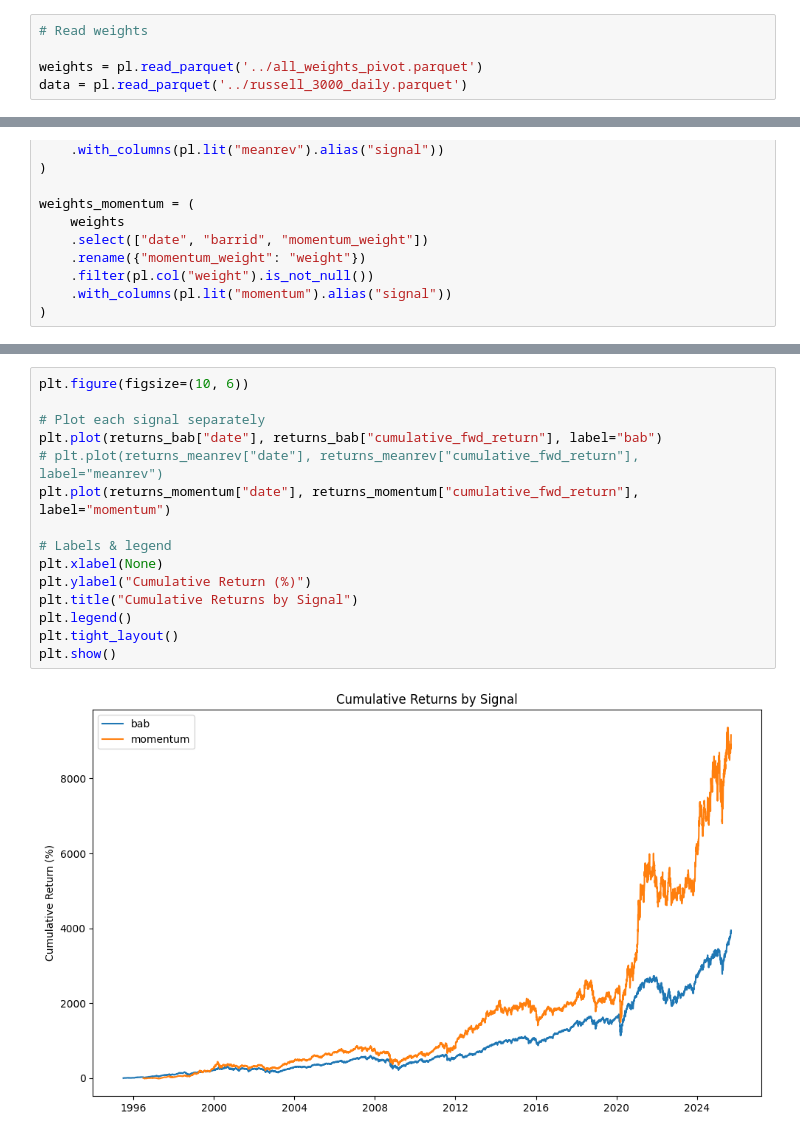
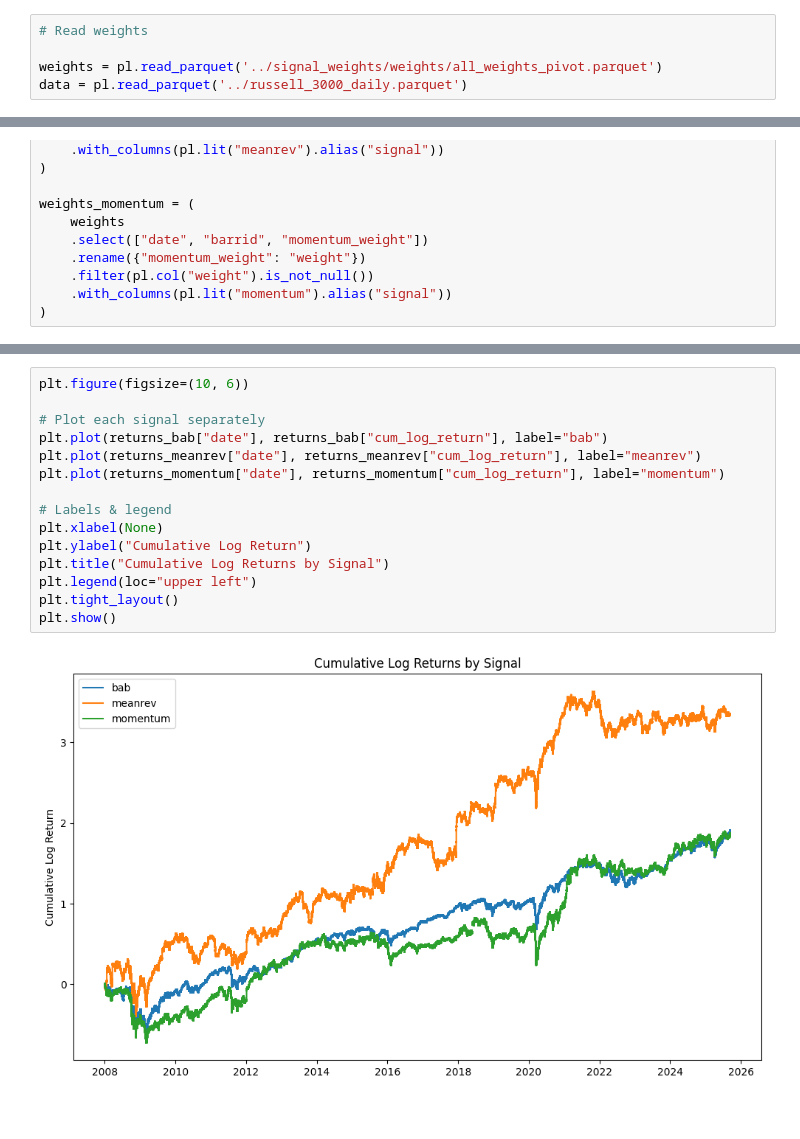
Before and after one commit to xylr11/orthogonal-alphas, a Jupyter notebook: equalWeight/eqWt.ipynb, the cells around one changed output, grey strips where cells are left out. Drawn from its saved outputs; the diff is of its cells as text.

Commit message:
Made defensible graph

```diff
--- a/equalWeight/eqWt.ipynb
+++ b/equalWeight/eqWt.ipynb
@@ -7,7 +8,7 @@ import seaborn as sns
 # %%
 # Read weights
 
-weights = pl.read_parquet('../all_weights_pivot.parquet')
+weights = pl.read_parquet('../signal_weights/weights/all_weights_pivot.parquet')
 data = pl.read_parquet('../russell_3000_daily.parquet')
 # %%
 data
@@ -163,17 +166,17 @@ shape: (7_350, 3)
 # %%
 plt.figure(figsize=(10, 6))
 
 # Plot each signal separately
-plt.plot(returns_bab["date"], returns_bab["cumulative_fwd_return"], label="bab")
-# plt.plot(returns_meanrev["date"], returns_meanrev["cumulative_fwd_return"], label="meanrev")
-plt.plot(returns_momentum["date"], returns_momentum["cumulative_fwd_return"], label="momentum")
+plt.plot(returns_bab["date"], returns_bab["cum_log_return"], label="bab")
+plt.plot(returns_meanrev["date"], returns_meanrev["cum_log_return"], label="meanrev")
+plt.plot(returns_momentum["date"], returns_momentum["cum_log_return"], label="momentum")
 
 # Labels & legend
 plt.xlabel(None)
-plt.ylabel("Cumulative Return (%)")
-plt.title("Cumulative Returns by Signal")
-plt.legend()
+plt.ylabel("Cumulative Log Return")
+plt.title("Cumulative Log Returns by Signal")
+plt.legend(loc="upper left")
 plt.tight_layout()
 plt.show()
 # %% [output]
-[figure, old version]
+[figure, new version]
```
Also changed, not shown: parts of 6 cells of this notebook.
